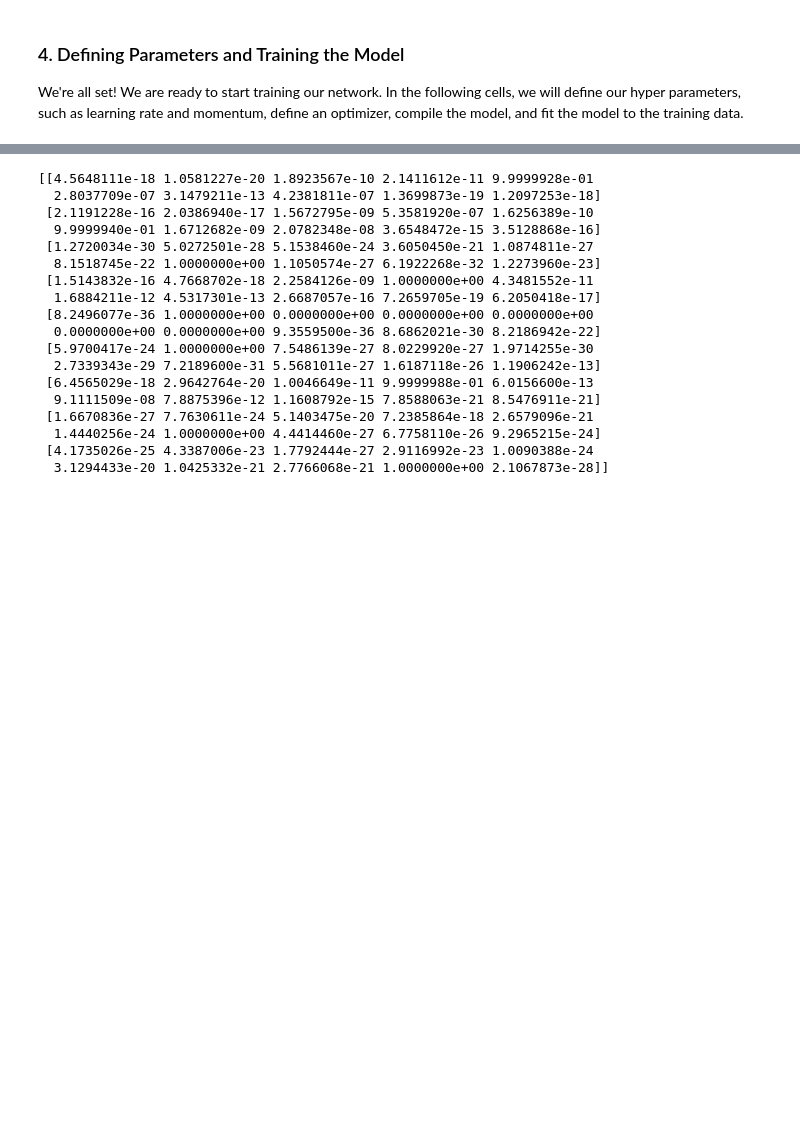
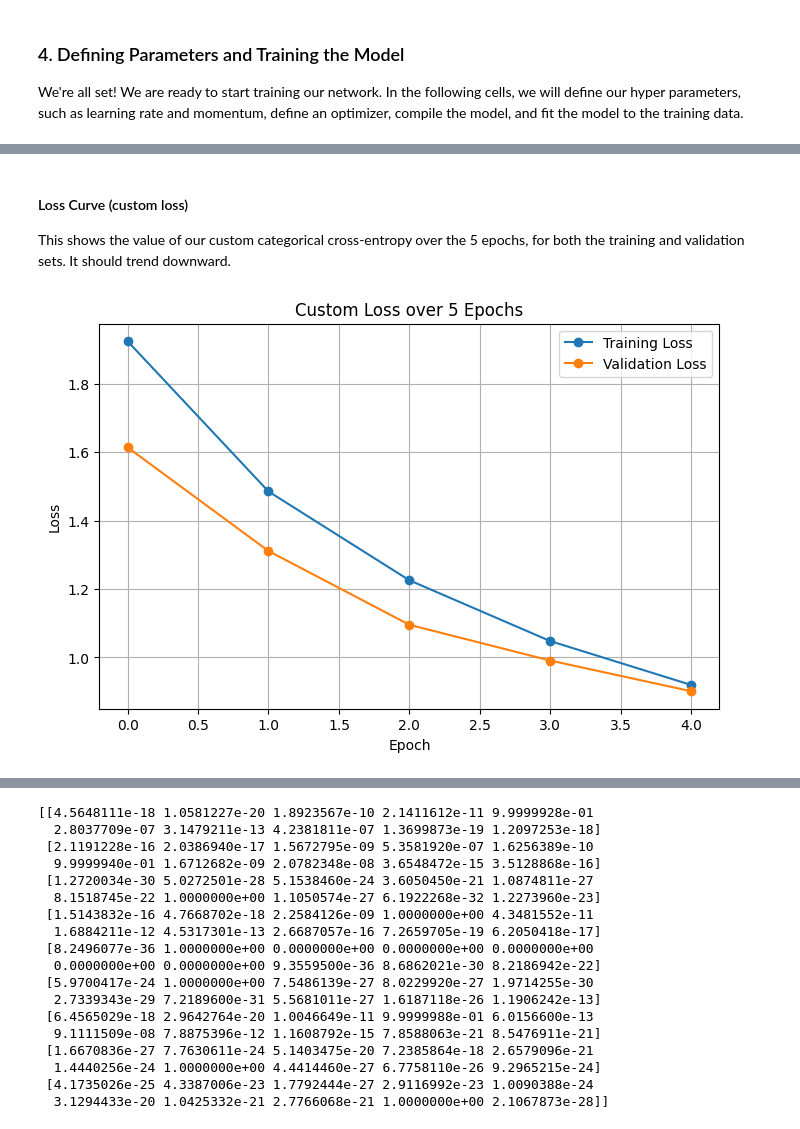
Before and after one commit to aniketlahaofficial/all-cnn-cifar10-object-recognition, a Jupyter notebook: Object Recognition .ipynb, the cells around one changed output, grey strips where cells are left out. Saved outputs shown, nothing was run; the diff lists cells and outputs as text; code cells hidden in the pictures; blank space fills up the shorter version.

```diff
--- a/Object Recognition .ipynb
+++ b/Object Recognition .ipynb
@@ -237,0 +207,18 @@ If you haven't already, stop the cell above. In the following cells, we'll save
+# %%
+# define hyper parameters
+learning_rate = 0.01
+weight_decay = 1e-6
+momentum = 0.9
+
+# build model
+model = allcnn()
+
+# define optimizer and compile model
+sgd = SGD(learning_rate=learning_rate,momentum=momentum,nesterov=True)
+model.compile(loss='categorical_crossentropy',optimizer=sgd,metrics=['accuracy'])
+
+# print model summary
+print(model.summary())
+
+# define additional training parameters
+epochs = 5
@@ -237,0 +265,19 @@ If you haven't already, stop the cell above. In the following cells, we'll save
+# %% [markdown]
+#### Loss Curve (custom loss)
+
+This shows the value of our custom categorical cross-entropy over the 5 epochs, for both the
+training and validation sets. It should trend downward.
+# %%
+import matplotlib.pyplot as plt
+
+plt.figure(figsize=(8, 5))
+plt.plot(history.history['loss'], label='Training Loss', marker='o')
+plt.plot(history.history['val_loss'], label='Validation Loss', marker='o')
+plt.title('Custom Loss over 5 Epochs')
+plt.xlabel('Epoch')
+plt.ylabel('Loss')
+plt.legend()
+plt.grid(True)
+plt.show()
+# %% [output]
+[figure, added]
```
Also changed, not shown: parts of 22 cells of this notebook.
